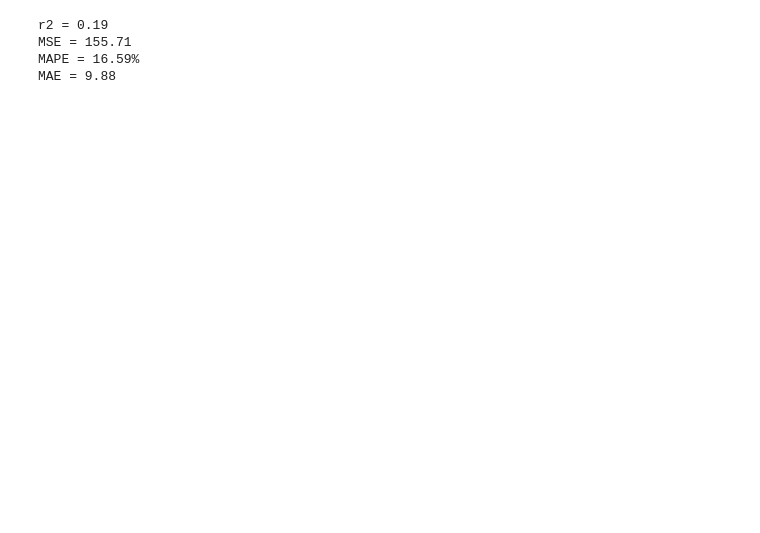
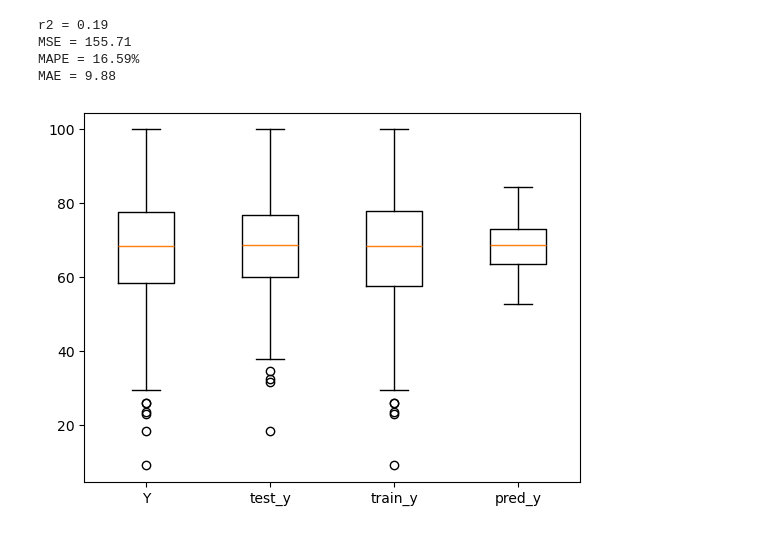
Before and after one commit to wchaw129/Projects, a Jupyter notebook: Performance Analysis/models.ipynb, the cells around one changed output. Drawn from its saved outputs; the diff is of its cells as text; code cells hidden in the pictures; blank space fills up the shorter version.

```diff
--- a/Performance Analysis/models.ipynb
+++ b/Performance Analysis/models.ipynb
@@ -130,3 +132,7 @@ r2 = 0.19
 MSE = 155.71
 MAPE = 16.59%
 MAE = 9.88
+# %%
+plt.boxplot([Y, test_y, train_y, pred_y], labels = ['Y', 'test_y', 'train_y', 'pred_y']);
+# %% [output]
+[figure, added]
```
Also changed, not shown: parts of 4 cells of this notebook.
